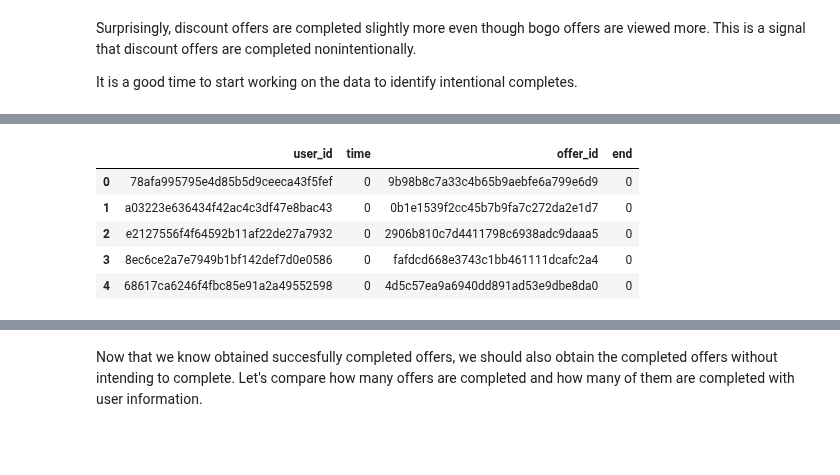
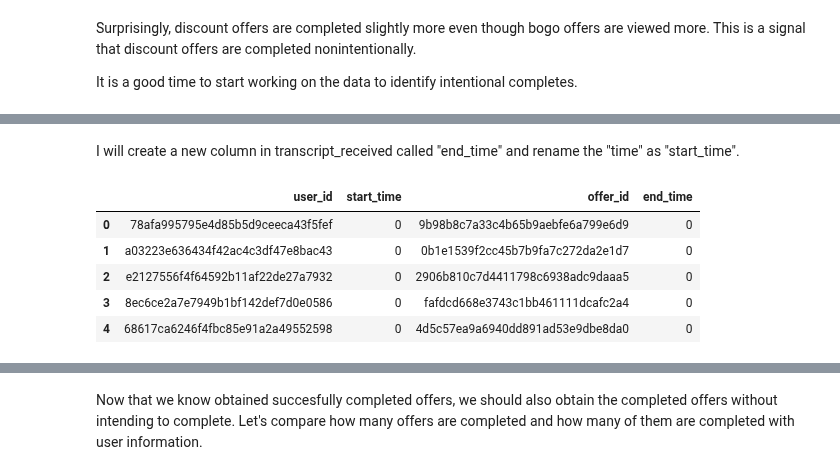
Before and after one commit to onurkapucu/Starbucks_Capstone, a Jupyter notebook: Starbucks_Capstone_notebook.ipynb, the cells around one changed output, grey strips where cells are left out. Drawn from its saved outputs; the diff is of its cells as text; code cells hidden in the pictures; blank space fills up the shorter version.

```diff
--- a/Starbucks_Capstone_notebook.ipynb
+++ b/Starbucks_Capstone_notebook.ipynb
@@ -375,8 +391,11 @@ for offer in list(portfolio_clean['offer_id']):
+# %% [markdown]
+I will create a new column in transcript_received called "end_time" and rename the "time" as "start_time".
 # %%
-transcript_received['end']=0
+transcript_received['end_time']=0
+transcript_received.rename(columns={'time':'start_time'},inplace=True)
 transcript_received.head()
 # %% [output]
-|  | user_id | time | offer_id | end |
+|  | user_id | start_time | offer_id | end_time |
 | 0 | 78afa995795e4d85b5d9ceeca43f5fef | 0 | 9b98b8c7a33c4b65b9aebfe6a799e6d9 | 0 |
 | 1 | a03223e636434f42ac4c3df47e8bac43 | 0 | 0b1e1539f2cc45b7b9fa7c272da2e1d7 | 0 |
 | 2 | e2127556f4f64592b11af22de27a7932 | 0 | 2906b810c7d4411798c6938adc9daaa5 | 0 |
```
Also changed, not shown: parts of 27 cells of this notebook, 1 other file.
